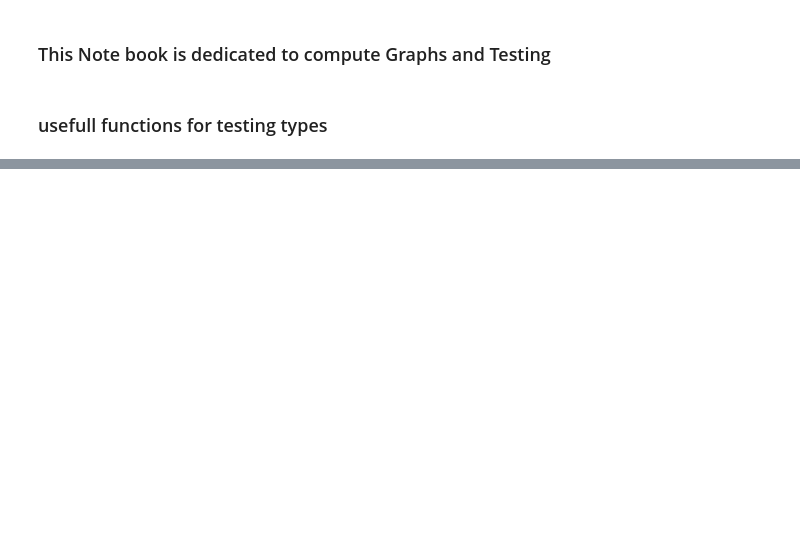
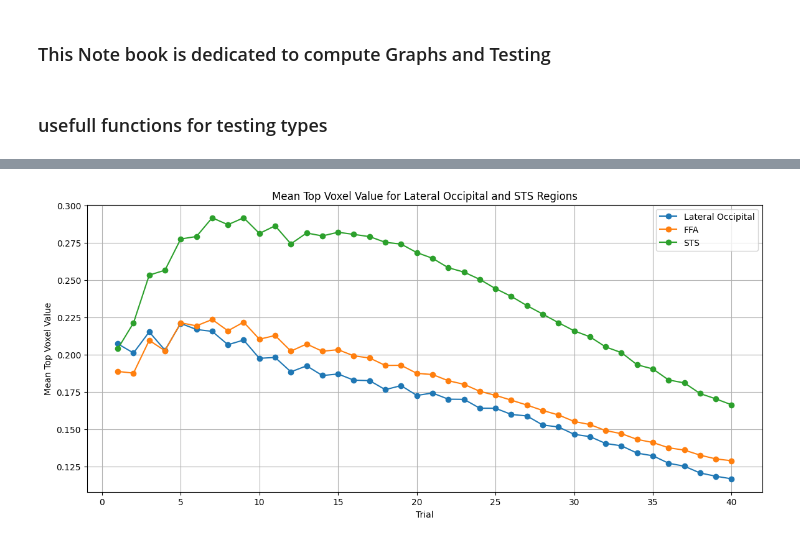
Before and after one commit to itaipeleg1/STS_sherlock, a Jupyter notebook: testing.ipynb, the cells around one changed output, grey strips where cells are left out. Saved outputs shown, nothing was run; the diff lists cells and outputs as text; code cells hidden in the pictures; blank space fills up the shorter version.

```diff
--- a/testing.ipynb
+++ b/testing.ipynb
@@ -72,0 +125,31 @@ array([0.33333333, 0.33333333, 0.33333333, ..., 1.        , 0.66666667,
+# %%
+## aggregate trials
+base_path = r"C:\uni\Msc Brain\Lab work\STS_sherlock\projects data\results"
+regions = [ 'lateral_occipital',"sts","ffa"]
+#"C:\uni\Msc Brain\Lab work\STS_sherlock\projects data\results\exp_lateral_occipital_social_range\group\llava_only_social\trial_1\llava_only_social_r.nii"
+
+# Process all regions
+results = agg_trials(base_path, regions, n_trials=40, n_top_values=80, model_name="llava_only_social")
+
+# Access values for each region
+
+lateral_occipital_values = results['lateral_occipital']
+sts_values = results['sts']
+ffa_values = results['ffa']
+
+# Plot the results
+trials = range(1, 41)
+plt.figure(figsize=(14, 6))
+plt.plot(trials, lateral_occipital_values, label="Lateral Occipital", marker="o")
+plt.plot(trials, ffa_values, label="FFA", marker="o")
+plt.plot(trials, sts_values, label="STS", marker="o")
+plt.xlabel("Trial")
+plt.ylabel("Mean Top Voxel Value")
+plt.title("Mean Top Voxel Value for Lateral Occipital and STS Regions")
+plt.legend()
+plt.grid(True)
+plt.show()
+
+## smooth this data
+# %% [output]
+[figure, added]
```
Also changed, not shown: parts of 3 cells of this notebook.
